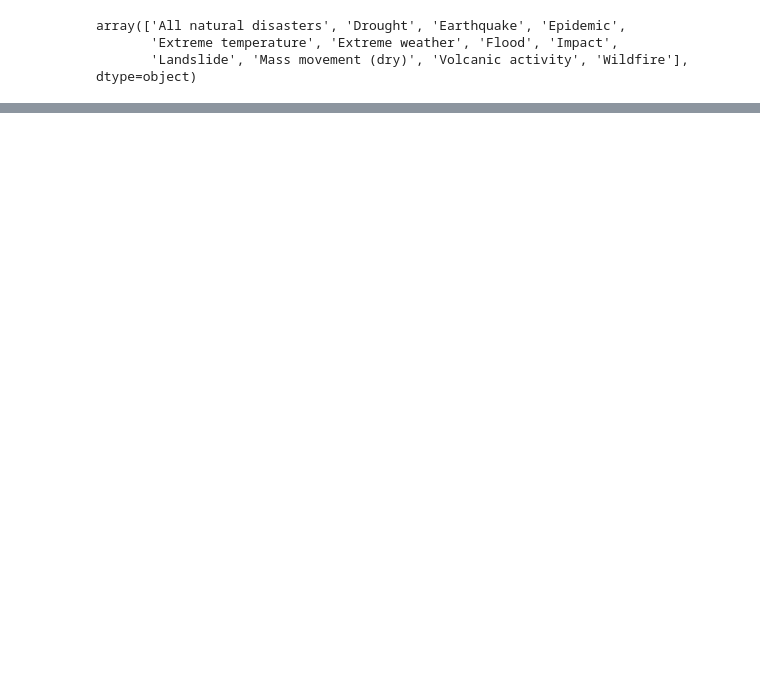
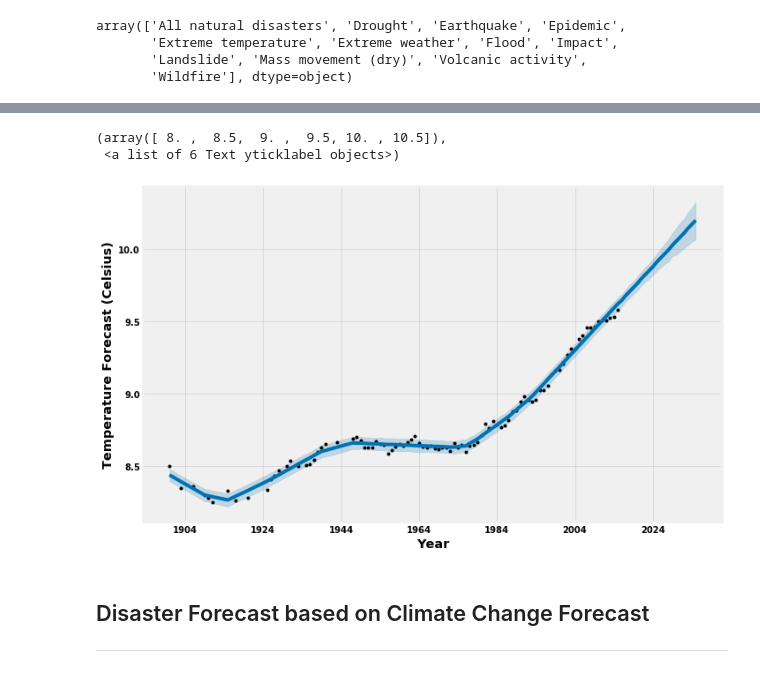
Before and after one commit to wali-ku/Project-731, a Jupyter notebook: notebooks/disasters.ipynb, the cells around one changed output, grey strips where cells are left out. Saved outputs shown, nothing was run; the diff lists cells and outputs as text; code cells hidden in the pictures; blank space fills up the shorter version.

```diff
--- a/notebooks/disasters.ipynb
+++ b/notebooks/disasters.ipynb
@@ -209,0 +246,15 @@ dfs ['temp']['ewmaTemp'].plot ()
+# %%
+future = m.make_future_dataframe (periods = 20, freq = 'Y')
+fcst = m.predict (future)
+fig = m.plot (fcst)
+plt.xlabel ('Year', fontsize = 'x-large', fontweight = 'bold')
+plt.ylabel ('Temperature Forecast (Celsius)', fontsize = 'x-large', fontweight = 'bold')
+plt.xticks (fontweight = 'bold')
+plt.yticks (fontweight = 'bold')
+# %% [output]
+(array([ 8. ,  8.5,  9. ,  9.5, 10. , 10.5]),
+ <a list of 6 Text yticklabel objects>)
+[figure, added]
+# %% [markdown]
+## Disaster Forecast based on Climate Change Forecast
+---
```
Also changed, not shown: parts of 26 cells of this notebook.
